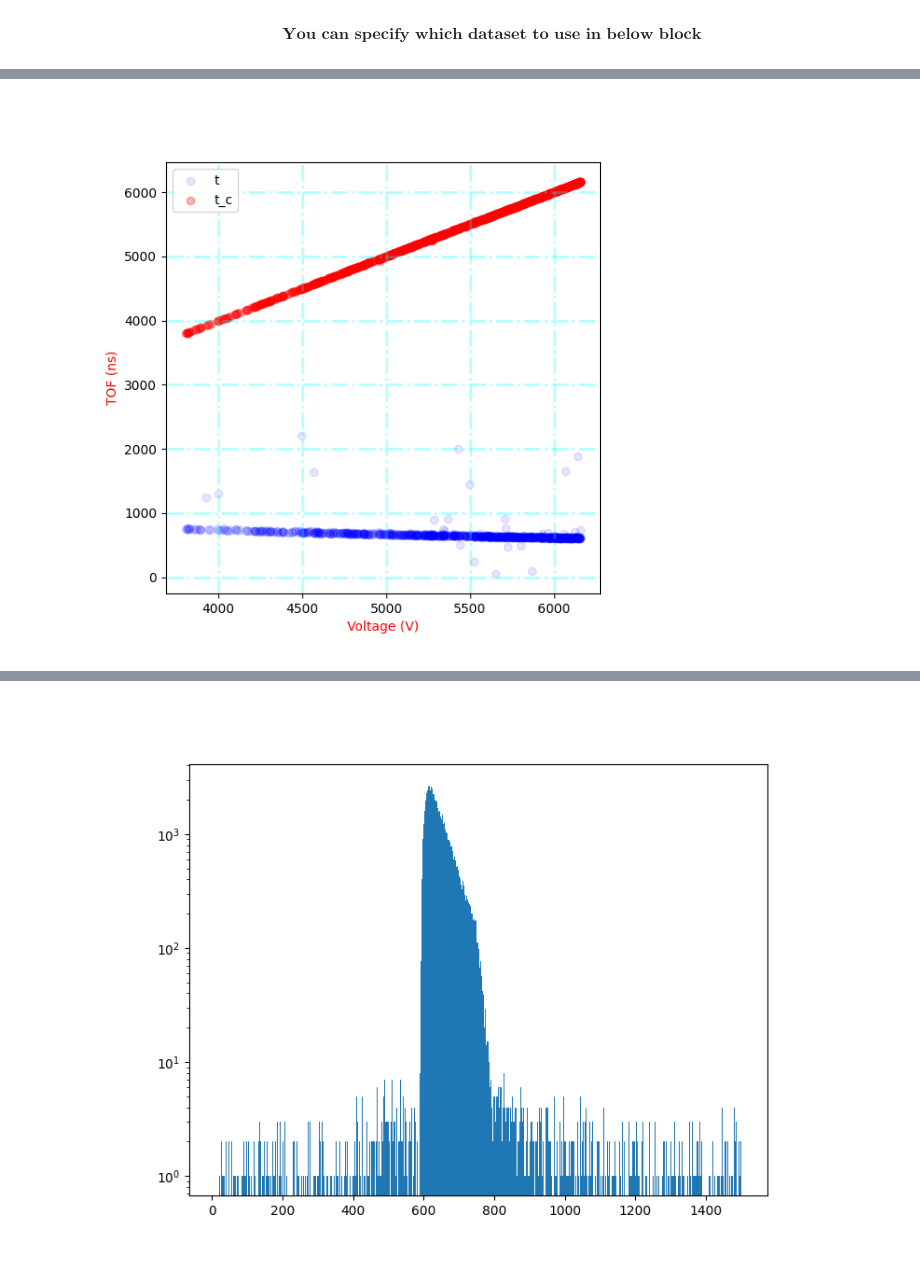
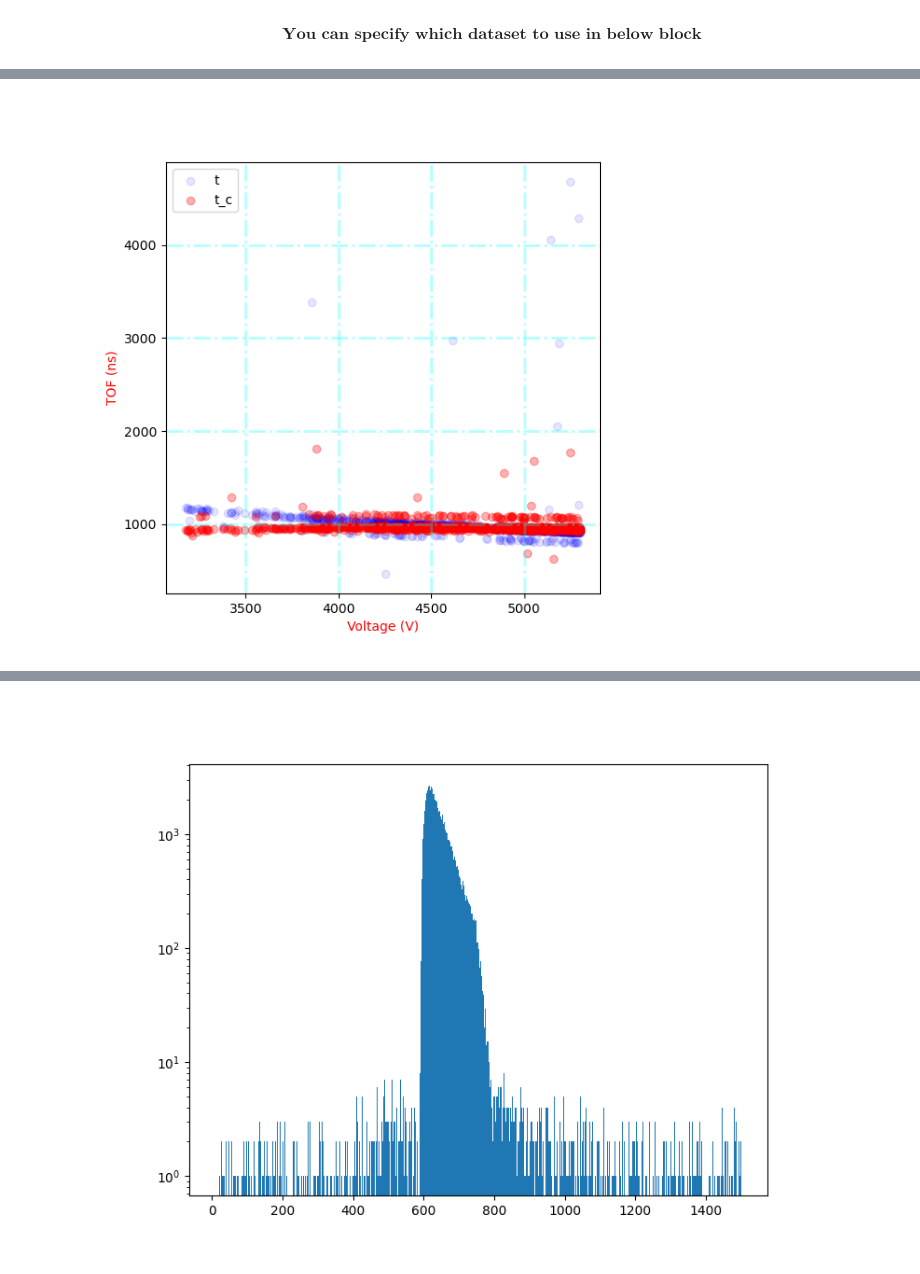
Before and after one commit to mmonajem/pyoxcart, a Jupyter notebook: pyccapt/calibration/tutorials/jupyter_files/develop.ipynb, the cells around one changed output, grey strips where cells are left out. Cells and saved outputs as stored; diff of their text form; code cells hidden in the pictures.

```diff
--- a/pyccapt/calibration/tutorials/jupyter_files/develop.ipynb
+++ b/pyccapt/calibration/tutorials/jupyter_files/develop.ipynb
@@ -363,33 +410,38 @@ vc = vertices - mean
 # idx = np.random.randint(len(vertices), size=100000)
 # vc_s = vc[idx, :]
 # vertices = np.float32(vertices)
 
 U, S, Vt = np.linalg.svd(vc, full_matrices=False)
 vr = vc @ Vt.T
+# dld_t_svd = np.expand_dims(dld_t[dld_t < 1500], axis=1) @ np.expand_dims(Vt[:, 0], axis=1).T
+# dld_t_svd = np.sum(dld_t_svd, axis=1)
 
 vr = vr + mean
 
-dld_t_c_2 = vr[:, 0]
+dld_t_c_2 = vr[:, 1]
 
 # data_2 = data.copy()
 # data_2['t (ns)'] = vr[:, 0]
 # data_loadcrop.plot_crop_experimetn_history(data_2, save_name=variables.result_path + '//ex_hist_pca' + dataset_name)
 
 fig1, ax1 = plt.subplots(figsize=(6, 6))
-mask = np.random.randint(0, len(dld_t_p), 1000)
+mask = np.random.randint(0, len(dld_t_c_2), 1000)
 
 x = plt.scatter(dld_highVoltage[mask], dld_t[mask], color="blue",
                 label='t', alpha=0.1)
 y = plt.scatter(dld_highVoltage[mask], dld_t_c_2[mask], color="red",
                 label='t_c', alpha=0.3)
+
+# z = plt.scatter(dld_highVoltage[mask], dld_t_svd[mask], color="green",
+#                 label='t_svd', alpha=0.1)
 
 # dld_t_p_c_2 = dld_t_c_2[mask_t]
 # z = plt.scatter(dld_highVoltage_p_c[mask], dld_t_p_c_2[mask], color="black",
 #                 label='t_c_2', alpha=0.1)
 
 ax1.set_xlabel("Voltage (V)", color="red", fontsize=10)
 ax1.set_ylabel("TOF (ns)", color="red", fontsize=10)
 plt.legend()
 plt.grid(color='aqua', alpha=0.3, linestyle='-.', linewidth=2)
 # %% [output]
-[figure, old version]
+[figure, new version]
```
Also changed, not shown: parts of 16 cells of this notebook, 1 other file.
